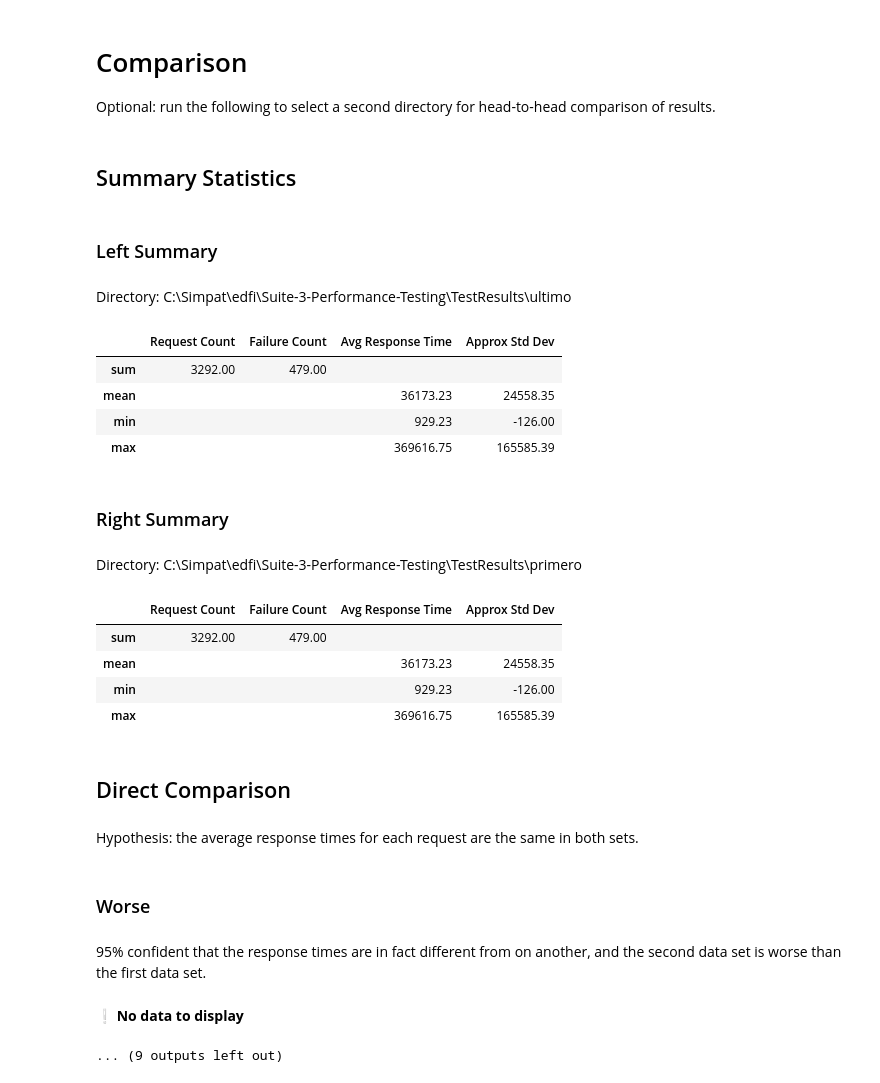
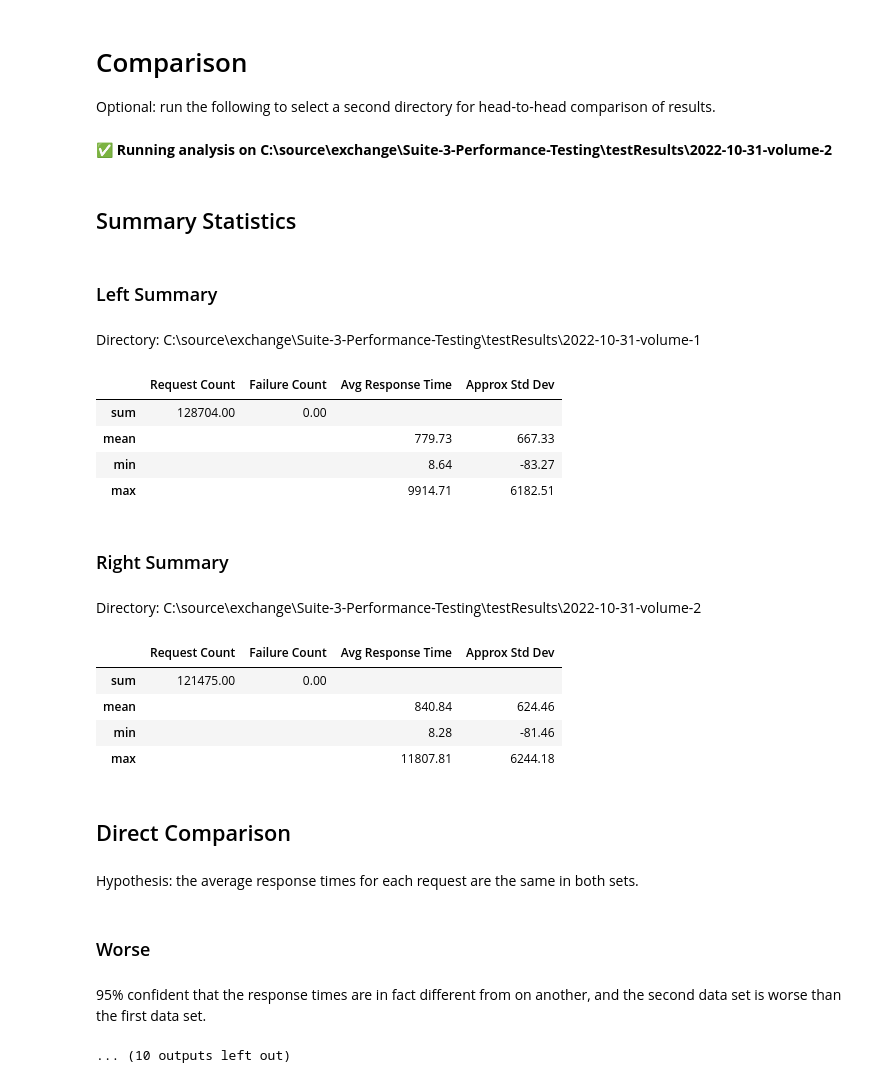
Before and after one commit to Ed-Fi-Exchange-OSS/Suite-3-Performance-Testing, a Jupyter notebook: src/perf-test-analyis/Volume Test Analysis.ipynb, the cells around one changed output. Cells and saved outputs as stored; diff of their text form; code cells hidden in the pictures.

```diff
--- a/src/perf-test-analyis/Volume Test Analysis.ipynb
+++ b/src/perf-test-analyis/Volume Test Analysis.ipynb
@@ -8,4 +5,4 @@ default_dir, compare_dir = get_result_directory()
 # %%
 from edfi_perf_test_analysis.volume import run_analysis, run_comparison
-results_dir, df_stats = run_analysis(format(default_dir))
+results_dir, df_stats = run_analysis()
 # %% [output]
@@ -66,26 +40,26 @@ First ten failures
 
 Optional: run the following to select a second directory for head-to-head comparison of results.
 # %%
-run_comparison(results_dir, df_stats, compare_dir)
+run_comparison(results_dir, df_stats)
 # %% [output]
-## Summary Statistics
+✅ **Running analysis on C:\source\exchange\Suite-3-Performance-Testing\testResults\2022-10-31-volume-2**
-### Left Summary
+## Summary Statistics
-Directory: C:\Simpat\edfi\Suite-3-Performance-Testing\TestResults\ultimo
+### Left Summary
+Directory: C:\source\exchange\Suite-3-Performance-Testing\testResults\2022-10-31-volume-1
 |  | Request Count | Failure Count | Avg Response Time | Approx Std Dev |
-| sum | 3292.00 | 479.00 |  |  |
-| mean |  |  | 36173.23 | 24558.35 |
-| min |  |  | 929.23 | -126.00 |
-| max |  |  | 369616.75 | 165585.39 |
+| sum | 128704.00 | 0.00 |  |  |
+| mean |  |  | 779.73 | 667.33 |
+| min |  |  | 8.64 | -83.27 |
+| max |  |  | 9914.71 | 6182.51 |
-### Right Summary
-Directory: C:\Simpat\edfi\Suite-3-Performance-Testing\TestResults\primero
+### Right Summary
+Directory: C:\source\exchange\Suite-3-Performance-Testing\testResults\2022-10-31-volume-2
 |  | Request Count | Failure Count | Avg Response Time | Approx Std Dev |
-| sum | 3292.00 | 479.00 |  |  |
-| mean |  |  | 36173.23 | 24558.35 |
-| min |  |  | 929.23 | -126.00 |
-| max |  |  | 369616.75 | 165585.39 |
+| sum | 121475.00 | 0.00 |  |  |
+| mean |  |  | 840.84 | 624.46 |
+| min |  |  | 8.28 | -81.46 |
+| max |  |  | 11807.81 | 6244.18 |
-## Direct Comparison
-Hypothesis: the average response times for each request are the same in both sets.
+## Direct Comparison
-### Worse
+Hypothesis: the average response times for each request are the same in both sets.
-95% confident that the response times are in fact different from on another, and the second data set is worse than the first data set.
+### Worse
-❕ **No data to display**
+95% confident that the response times are in fact different from on another, and the second data set is worse than the first data set.
-... (9 outputs left out)
+... (10 outputs left out)
```
Also changed, not shown: parts of 3 cells of this notebook, 8 other files.
